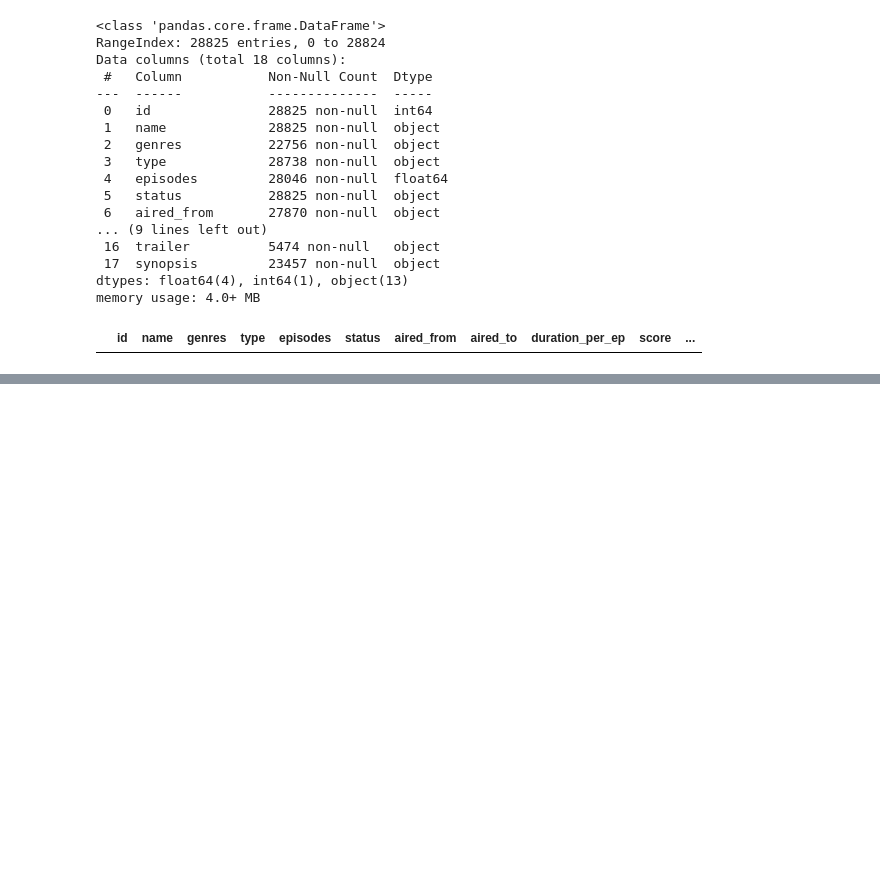
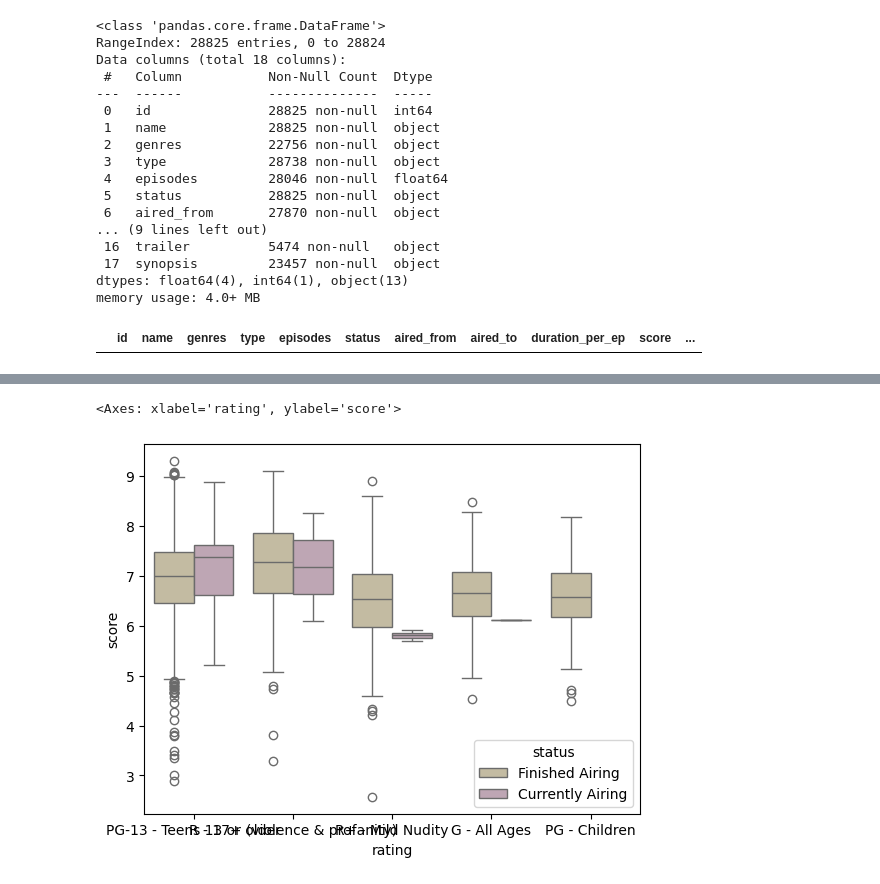
Before and after one commit to Mikayla-ds2/constellation-anime, a Jupyter notebook: data.ipynb, the cells around one changed output, grey strips where cells are left out. Drawn from its saved outputs; the diff is of its cells as text; code cells hidden in the pictures; blank space fills up the shorter version.

```diff
--- a/data.ipynb
+++ b/data.ipynb
@@ -95,0 +159,6 @@ data.to_csv('popularAnime.csv')
+# %%
+# def wanted to do some box plots
+sns.boxplot(y='score', x='rating', hue='status', data=data, palette=palette)
+# %% [output]
+<Axes: xlabel='rating', ylabel='score'>
+[figure, added]
```
Also changed, not shown: parts of 7 cells of this notebook, 1 other file.
